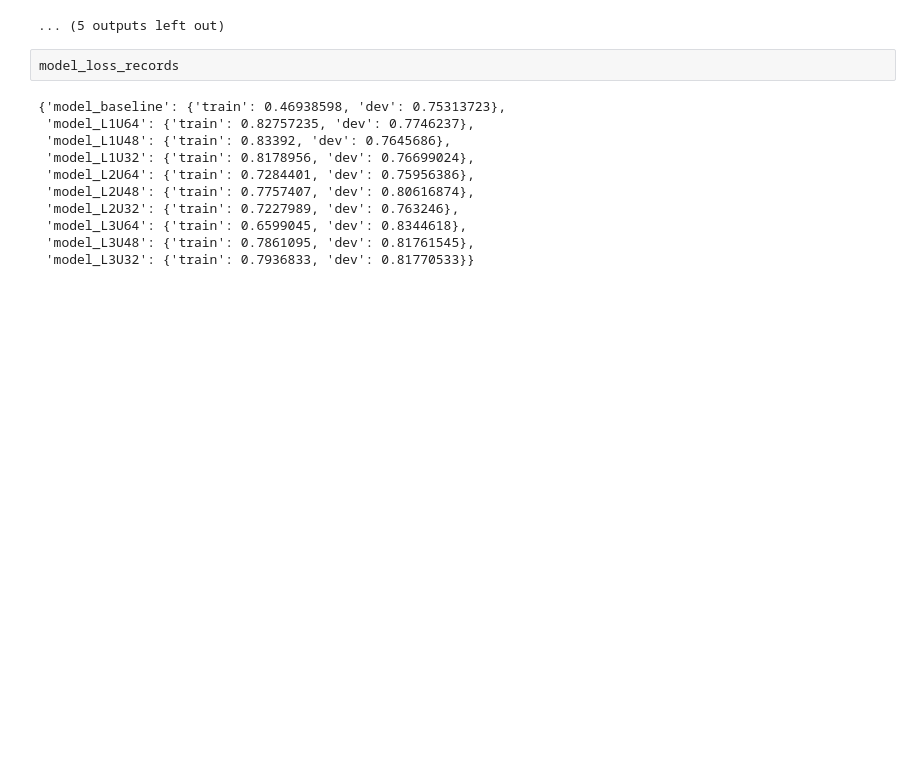
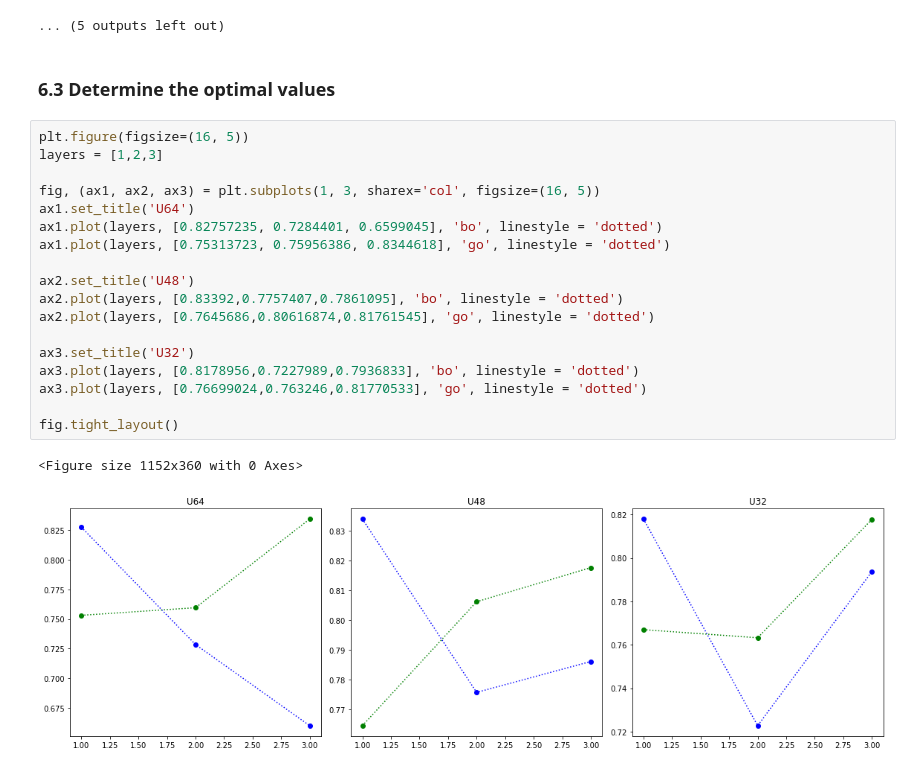
Before and after one commit to lisacheng-choco/COVID-19_Cases_Prediction, a Jupyter notebook: main.ipynb, the cells around one changed output. Cells and saved outputs as stored; diff of their text form; blank space fills up the shorter version.

```diff
--- a/main.ipynb
+++ b/main.ipynb
@@ -826,16 +819,26 @@ MSE of dev set: 0.7632459998130798
 Finished training after 898 epochs
 [figure]
 ... (5 outputs left out)
+# %% [markdown]
+### 6.3 Determine the optimal values
 # %%
-model_loss_records
+plt.figure(figsize=(16, 5))
+layers = [1,2,3]
+
+fig, (ax1, ax2, ax3) = plt.subplots(1, 3, sharex='col', figsize=(16, 5))
+ax1.set_title('U64')
+ax1.plot(layers, [0.82757235, 0.7284401, 0.6599045], 'bo', linestyle = 'dotted')
+ax1.plot(layers, [0.75313723, 0.75956386, 0.8344618], 'go', linestyle = 'dotted')
+
+ax2.set_title('U48')
+ax2.plot(layers, [0.83392,0.7757407,0.7861095], 'bo', linestyle = 'dotted')
+ax2.plot(layers, [0.7645686,0.80616874,0.81761545], 'go', linestyle = 'dotted')
+
+ax3.set_title('U32')
+ax3.plot(layers, [0.8178956,0.7227989,0.7936833], 'bo', linestyle = 'dotted')
+ax3.plot(layers, [0.76699024,0.763246,0.81770533], 'go', linestyle = 'dotted')
+
+fig.tight_layout()
 # %% [output]
-{'model_baseline': {'train': 0.46938598, 'dev': 0.75313723},
- 'model_L1U64': {'train': 0.82757235, 'dev': 0.7746237},
- 'model_L1U48': {'train': 0.83392, 'dev': 0.7645686},
- 'model_L1U32': {'train': 0.8178956, 'dev': 0.76699024},
- 'model_L2U64': {'train': 0.7284401, 'dev': 0.75956386},
- 'model_L2U48': {'train': 0.7757407, 'dev': 0.80616874},
- 'model_L2U32': {'train': 0.7227989, 'dev': 0.763246},
- 'model_L3U64': {'train': 0.6599045, 'dev': 0.8344618},
- 'model_L3U48': {'train': 0.7861095, 'dev': 0.81761545},
- 'model_L3U32': {'train': 0.7936833, 'dev': 0.81770533}}
+<Figure size 1152x360 with 0 Axes>
+[figure, added]
```
Also changed, not shown: parts of 10 cells of this notebook.
